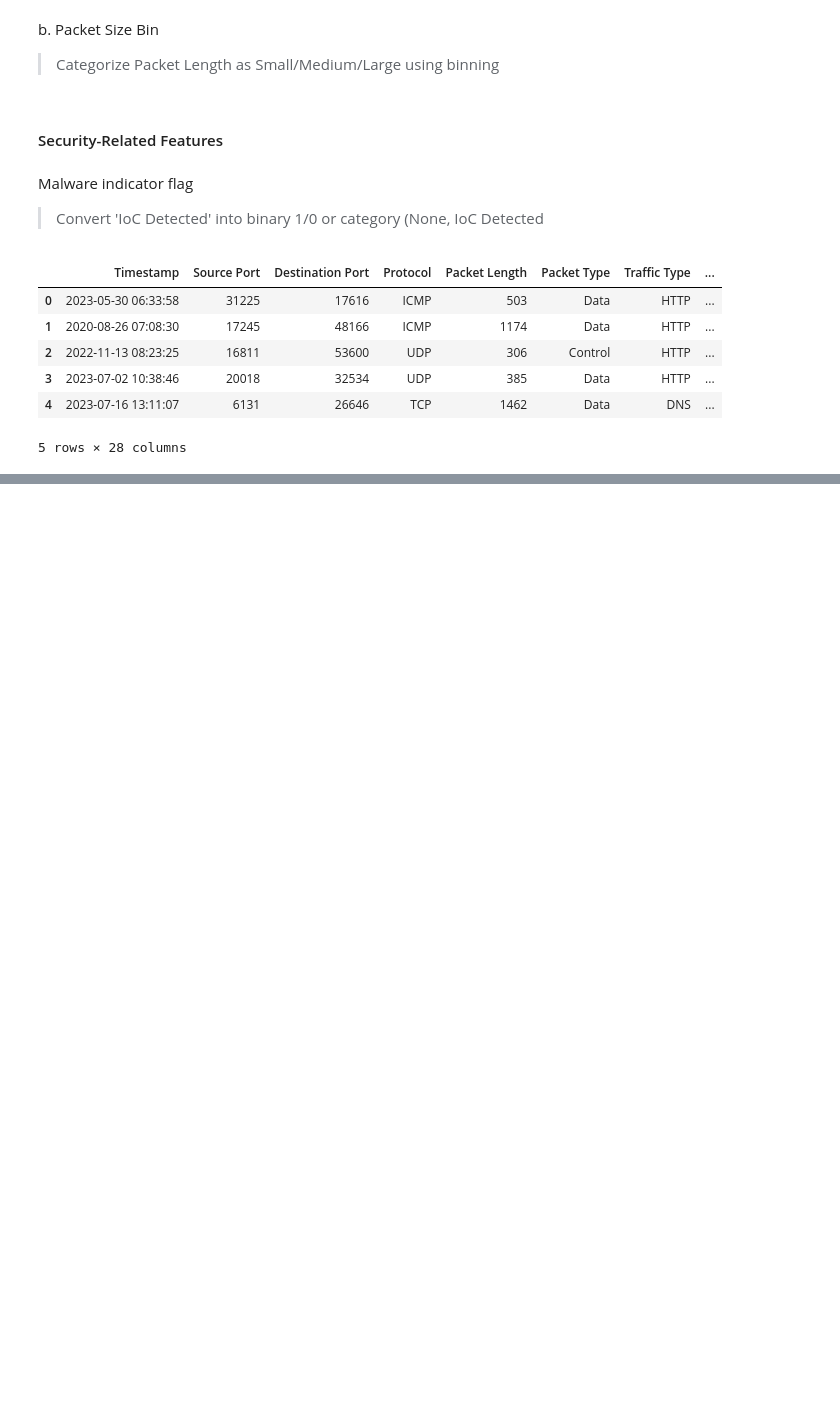
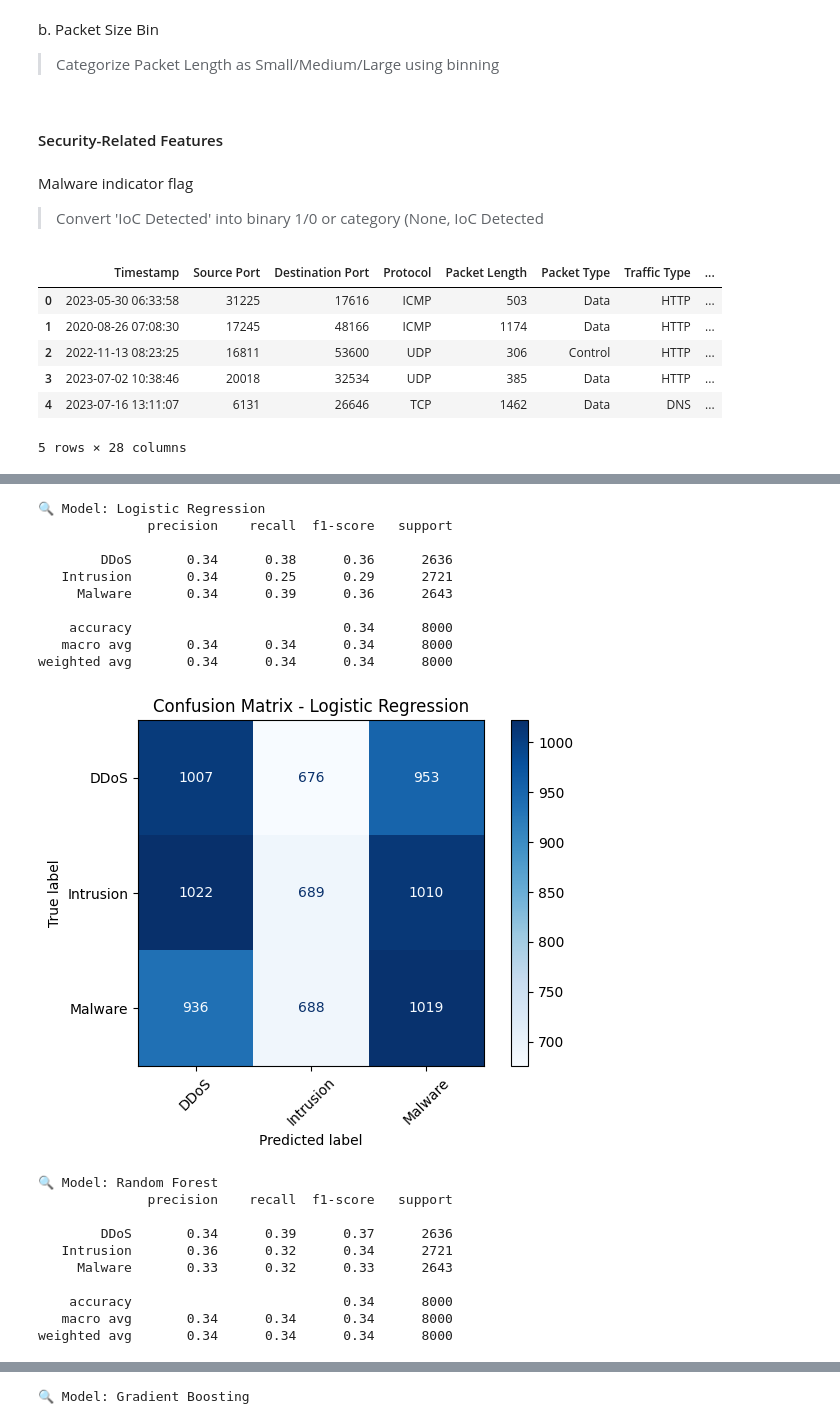
Before and after one commit to aminayusif/Intrudex, a Jupyter notebook: CyberGuard_Machine_Learning_for_Cyberattack_Detection_and_Classification.ipynb, the cells around one changed output, grey strips where cells are left out. Saved outputs shown, nothing was run; the diff lists cells and outputs as text; code cells hidden in the pictures; blank space fills up the shorter version.

Commit message:
Select model and train. Improve poor performance in next iteration

```diff
--- a/CyberGuard_Machine_Learning_for_Cyberattack_Detection_and_Classification.ipynb
+++ b/CyberGuard_Machine_Learning_for_Cyberattack_Detection_and_Classification.ipynb
@@ -458,2 +452,0 @@ data.head()
-# %%
- data['GeoLocationLength'] = data['Geo-location Data'].fillna('').apply(len)
@@ -459,0 +485,77 @@ data.head()
+# %%
+import pandas as pd
+import numpy as np
+from sklearn.model_selection import train_test_split
+from sklearn.preprocessing import OneHotEncoder, StandardScaler
+from sklearn.compose import ColumnTransformer
+from sklearn.pipeline import Pipeline
+from sklearn.linear_model import LogisticRegression
+from sklearn.ensemble import RandomForestClassifier,HistGradientBoostingClassifier
+from sklearn.metrics import classification_report, confusion_matrix, ConfusionMatrixDisplay
+import matplotlib.pyplot as plt
+
+# Define features and target
+# Drop the original Timestamp column after feature engineering
+X = data.drop(columns=['Attack Type', 'Timestamp','Geo-location Data'])
+y = data['Attack Type']
+
+# Identify feature types
+numeric_features = X.select_dtypes(include=['int64', 'float64', 'int32']).columns.tolist()
+categorical_features = X.select_dtypes(include=['object', 'category']).columns.tolist()
+
+# Preprocessing pipeline
+preprocessor = ColumnTransformer(
+    transformers=[
+        ('num', StandardScaler(), numeric_features),
+        ('cat', OneHotEncoder(handle_unknown='ignore'), categorical_features)
+    ]
+)
+
+# Models to compare
+models = {
+    "Logistic Regression": LogisticRegression(max_iter=1000),
+    "Random Forest": RandomForestClassifier(random_state=42),
+    "Gradient Boosting": HistGradientBoostingClassifier(random_state=42)
+}
+
+# Train/test split
+X_train, X_test, y_train, y_test = train_test_split(X, y, test_size=0.2, random_state=42)
+
+# Train and evaluate each model
+for name, model in models.items():
+    print(f"\n🔍 Model: {name}")
+    pipeline = Pipeline(steps=[
+        ('preprocessor', preprocessor),
+        ('classifier', model)
+    ])
+    pipeline.fit(X_train, y_train)
+    y_pred = pipeline.predict(X_test)
+    print(classification_report(y_test, y_pred))
+    cm = confusion_matrix(y_test, y_pred, labels=np.unique(y))
+    disp = ConfusionMatrixDisplay(confusion_matrix=cm, display_labels=np.unique(y))
+    disp.plot(cmap="Blues", xticks_rotation=45)
+    plt.title(f"Confusion Matrix - {name}")
+    plt.tight_layout()
+    plt.show()
+# %% [output]
+🔍 Model: Logistic Regression
+              precision    recall  f1-score   support
+
+        DDoS       0.34      0.38      0.36      2636
+   Intrusion       0.34      0.25      0.29      2721
+     Malware       0.34      0.39      0.36      2643
+
+    accuracy                           0.34      8000
+   macro avg       0.34      0.34      0.34      8000
+weighted avg       0.34      0.34      0.34      8000
+[figure, added]
+🔍 Model: Random Forest
+              precision    recall  f1-score   support
+
+        DDoS       0.34      0.39      0.37      2636
+   Intrusion       0.36      0.32      0.34      2721
+     Malware       0.33      0.32      0.33      2643
+
+    accuracy                           0.34      8000
+   macro avg       0.34      0.34      0.34      8000
+weighted avg       0.34      0.34      0.34      8000
@@ -459,0 +563 @@ data.head()
+🔍 Model: Gradient Boosting
```
Also changed, not shown: parts of 5 cells of this notebook.
